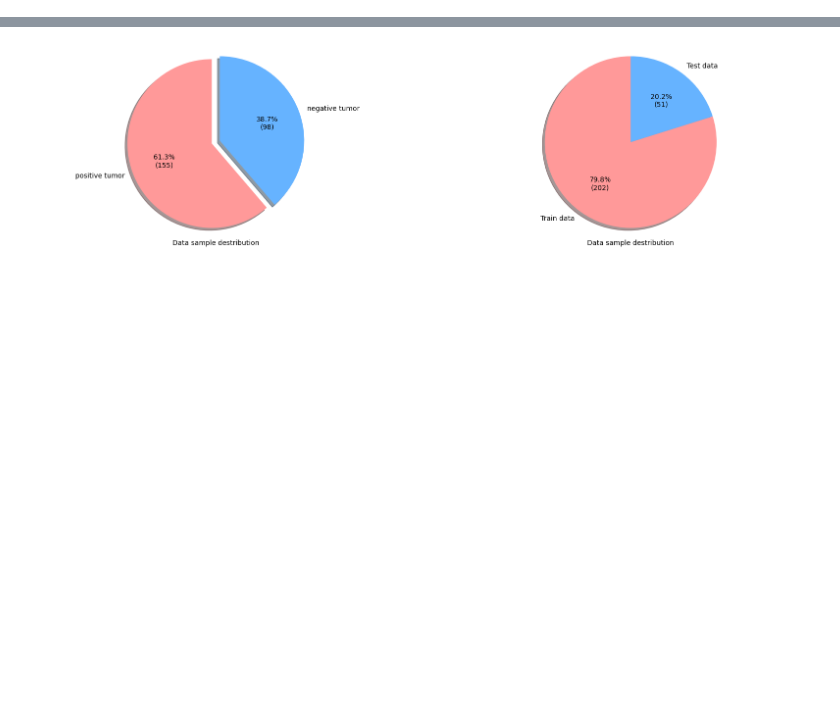
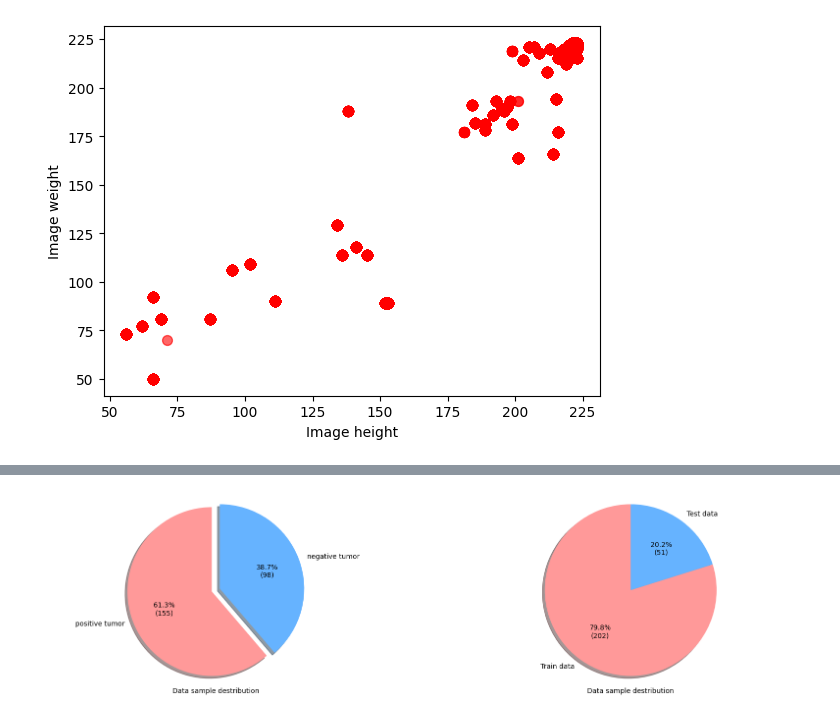
Before and after one commit to DenysZakharovGH/Brain-Tumor-Detection-v1.0-CNN, a Jupyter notebook: Untitled.ipynb, the cells around one changed output, grey strips where cells are left out. Drawn from its saved outputs; the diff is of its cells as text; code cells hidden in the pictures; blank space fills up the shorter version.

```diff
--- a/Untitled.ipynb
+++ b/Untitled.ipynb
@@ -62,23 +62,14 @@ negative_tumor_path = fr"{dir_path}\\brain_tumor_dataset\\no\\*.*"
 docs_images_path = fr"{dir_path}\\docs"
 # %%
 # 1. About data
+
+train_tumor_images_path = []
 
 train_tumor_images = []
 goal_tumor_images = []
 
-
 for filename in glob.glob(positive_tumor_path):
-    train_tumor_images.append(filename)
-    goal_tumor_images.append([1])
+    train_tumor_images_path.append([filename, 1])
 
 for filename in glob.glob(negative_tumor_path):
-    train_tumor_images.append(filename)
-    goal_tumor_images.append([0])
-
-train_tumor_images = np.array([train_tumor_images]).T
-goal_tumor_images = np.array(goal_tumor_images)
-
-print("Same shape: ", goal_tumor_images.shape == train_tumor_images.shape)
-
-# will keep test data as a path to picture to save memory space
-X_train, X_test, y_train, y_test = train_test_split(train_tumor_images, goal_tumor_images, test_size=0.2, random_state=42)
+    train_tumor_images_path.append([filename, 0])
@@ -86,0 +76,77 @@ Same shape:  True
+# %%
+# 2. Data normalisation and reshape
+
+# Read an image using OpenCV
+# Apply a Gaussian blur
+# Find the biggest contour
+# Get its extreme points (top, bottom, left, right)
+# Crop the image by those extremes
+# Here’s a complete, step-by-step Python code
+
+
+# imortant!!! chech if all sizes are aprocimtly same
+
+x_height = []
+y_weight = []
+
+
+def biggest_contours_extrems(img):
+    gray = cv2.cvtColor(img, cv2.COLOR_BGR2GRAY)
+    blur = cv2.GaussianBlur(gray, (5, 5), 0)
+    _, thresh = cv2.threshold(blur, 150, 255, cv2.THRESH_BINARY + cv2.THRESH_OTSU)
+    contours, hierarchy = cv2.findContours(thresh, cv2.RETR_EXTERNAL, cv2.CHAIN_APPROX_SIMPLE)
+    max_contour = max(contours, key=cv2.contourArea)
+
+    ext_left = tuple(max_contour[max_contour[:, :, 0].argmin()][0])
+    ext_right = tuple(max_contour[max_contour[:, :, 0].argmax()][0])
+    ext_top = tuple(max_contour[max_contour[:, :, 1].argmin()][0])
+    ext_bottom = tuple(max_contour[max_contour[:, :, 1].argmax()][0])
+
+    x_min = ext_left[0]
+    x_max = ext_right[0]
+    y_min = ext_top[1]
+    y_max = ext_bottom[1]
+
+    return x_min, x_max, y_min, y_max, thresh
+
+
+for image_path in train_tumor_images_path:
+    #print(image_path)
+    img = cv2.imread(image_path[0])
+    status = image_path[1]
+
+    x_min, x_max, y_min, y_max, thresh = biggest_contours_extrems(img)
+
+    cropped = img[y_min:y_max, x_min:x_max]
+
+    bordered = cv2.copyMakeBorder(
+    cropped,
+    top=1, bottom=1, left=1, right=1,
+    borderType=cv2.BORDER_CONSTANT,
+    value=(0, 0, 0))
+
+    img_resized = cv2.resize(bordered, (224, 224))
+
+    train_tumor_images.append(img_resized)
+    goal_tumor_images.append(status)
+
+    x_min, x_max, y_min, y_max, _ = biggest_contours_extrems(img_resized)
+
+    # chech size of skull - contour after reshape and resize -> should be approx same pixel size
+
+    weight, height,= x_max - x_min, y_max - y_min
+    x_height.append(height)
+    y_weight.append(weight)
+
+    # Convert BGR → RGB for matplotlib
+    img_rgb = cv2.cvtColor(img, cv2.COLOR_BGR2RGB)
+    cropped_rgb = cv2.cvtColor(cropped, cv2.COLOR_BGR2RGB)
+
+    plt.scatter(x_height, y_weight, color='red', s=50, alpha = 0.6)
+    plt.xlabel("Image height")
+    plt.ylabel("Image weight")
+
+
+plt.show()
+# %% [output]
+[figure, added]
```
Also changed, not shown: parts of 4 cells of this notebook.
